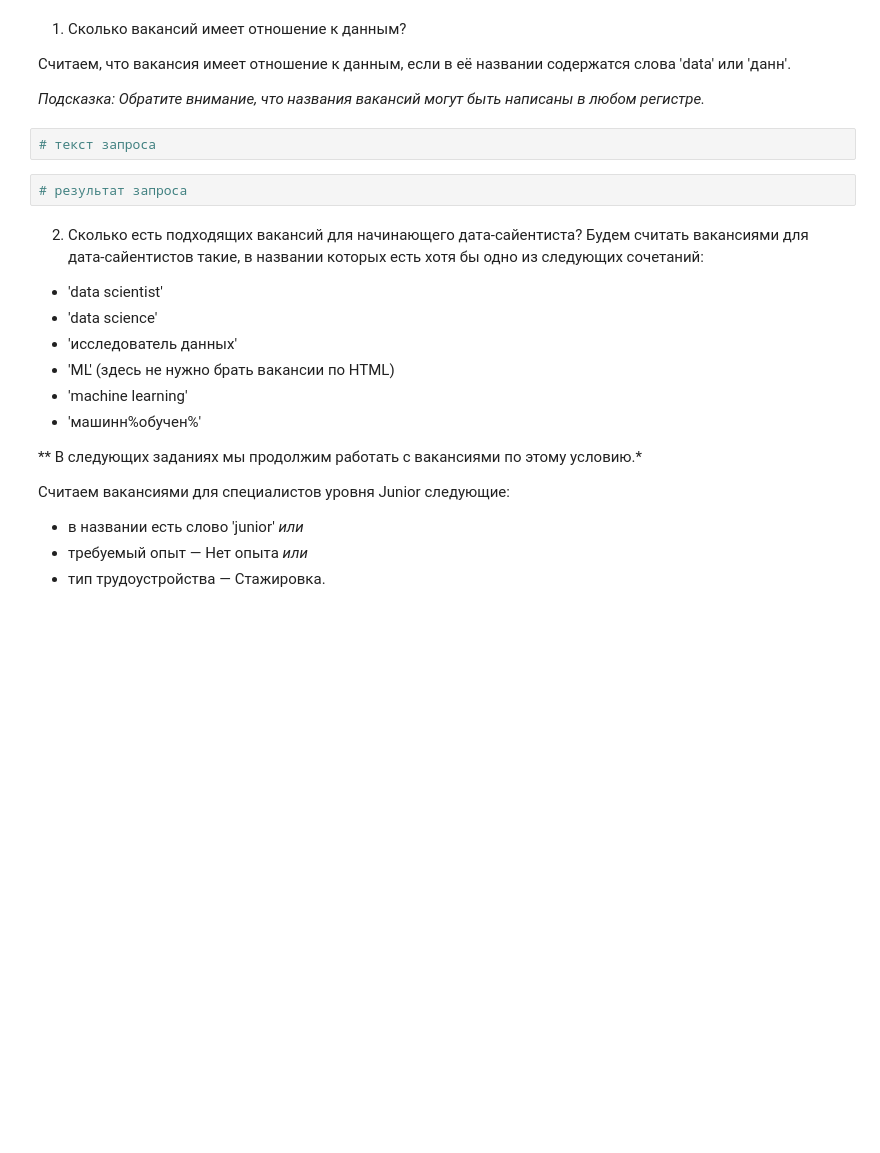
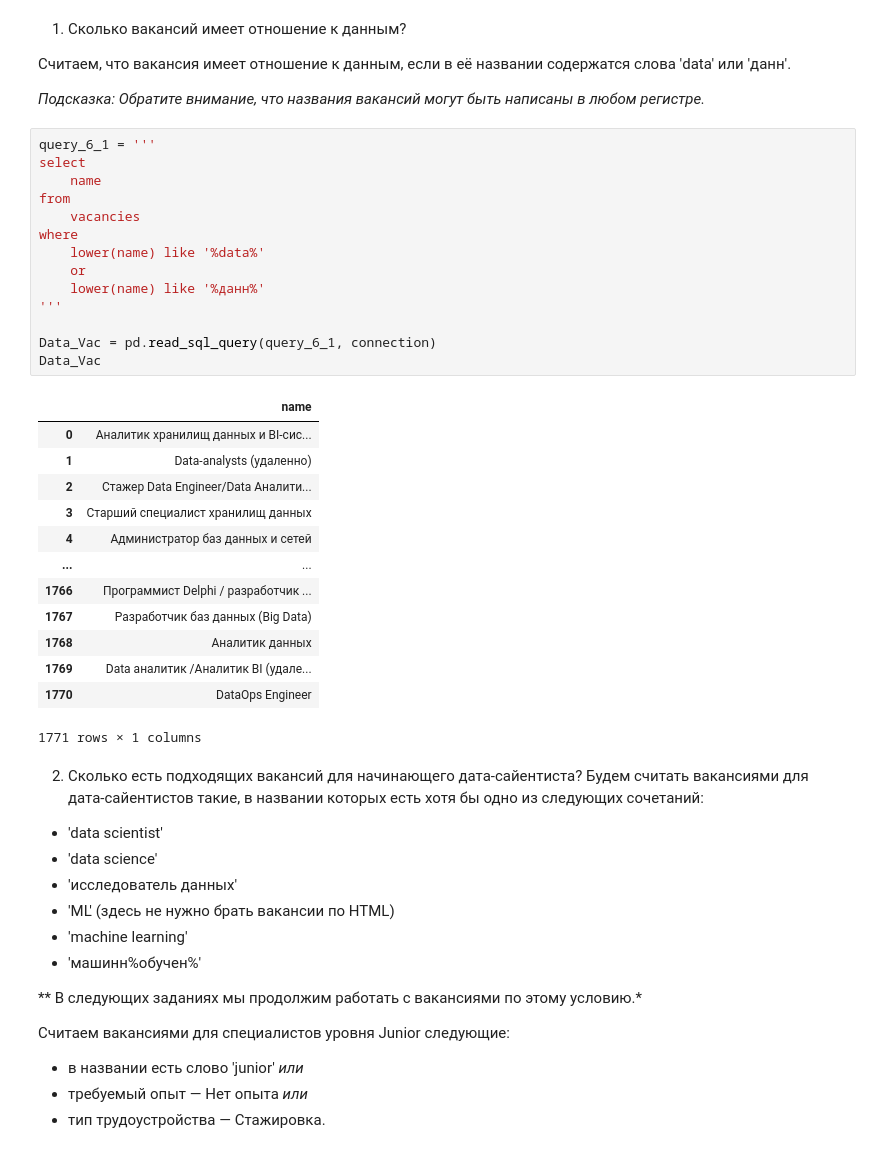
Before and after one commit to YarikKa2/SQL__StudyPrject2, a Jupyter notebook: code/SQL_StudyProject2.ipynb, the cells around one changed output. Cells and saved outputs as stored; diff of their text form; blank space fills up the shorter version.

```diff
--- a/code/SQL_StudyProject2.ipynb
+++ b/code/SQL_StudyProject2.ipynb
@@ -548,9 +529,33 @@ display(YaVac_by_City)
 
 *Подсказка: Обратите внимание, что названия вакансий могут быть написаны в любом регистре.*
 # %%
-# текст запроса
+query_6_1 = '''
+select
+    name
+from
+    vacancies
+where
+    lower(name) like '%data%'
+    or
+    lower(name) like '%данн%'
+'''
+
+Data_Vac = pd.read_sql_query(query_6_1, connection)
+Data_Vac
+# %% [output]
+|  | name |
+| 0 | Аналитик хранилищ данных и BI-сис... |
+| 1 | Data-analysts (удаленно) |
+| 2 | Стажер Data Engineer/Data Аналити... |
+| 3 | Старший специалист хранилищ данных |
+| 4 | Администратор баз данных и сетей |
+| ... | ... |
+| 1766 | Программист Delphi / разработчик ... |
+| 1767 | Разработчик баз данных (Big Data) |
+| 1768 | Аналитик данных |
+| 1769 | Data аналитик /Аналитик BI (удале... |
+| 1770 | DataOps Engineer |
+1771 rows × 1 columns
-# %%
-# результат запроса
 # %% [markdown]
 2. Сколько есть подходящих вакансий для начинающего дата-сайентиста?
 Будем считать вакансиями для дата-сайентистов такие, в названии которых есть хотя бы одно из следующих сочетаний:
```
Also changed, not shown: parts of 8 cells of this notebook.
